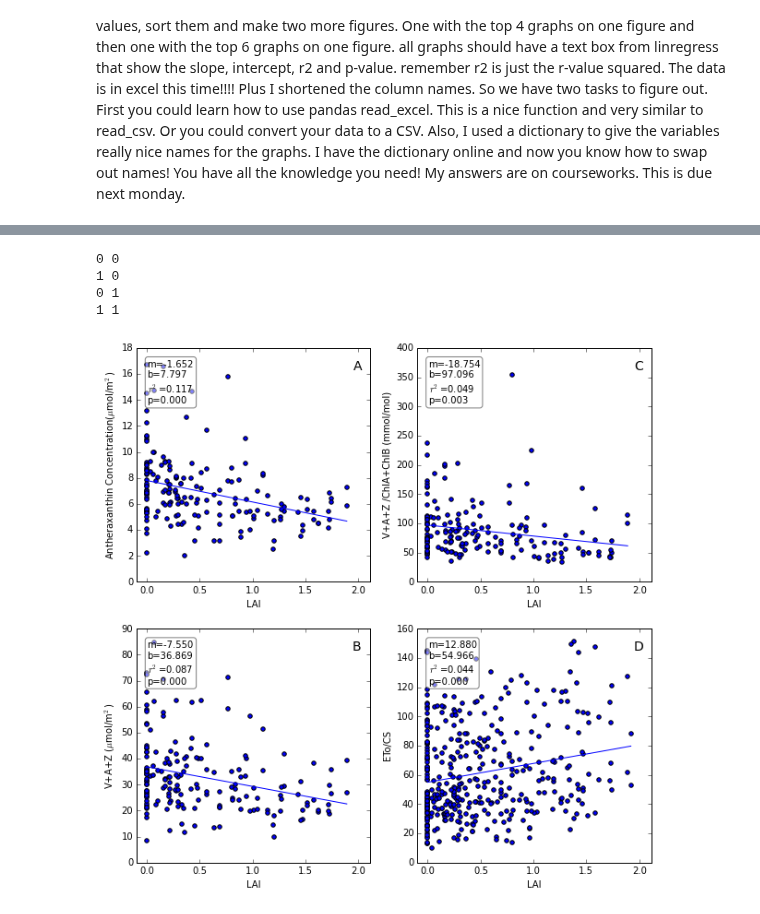
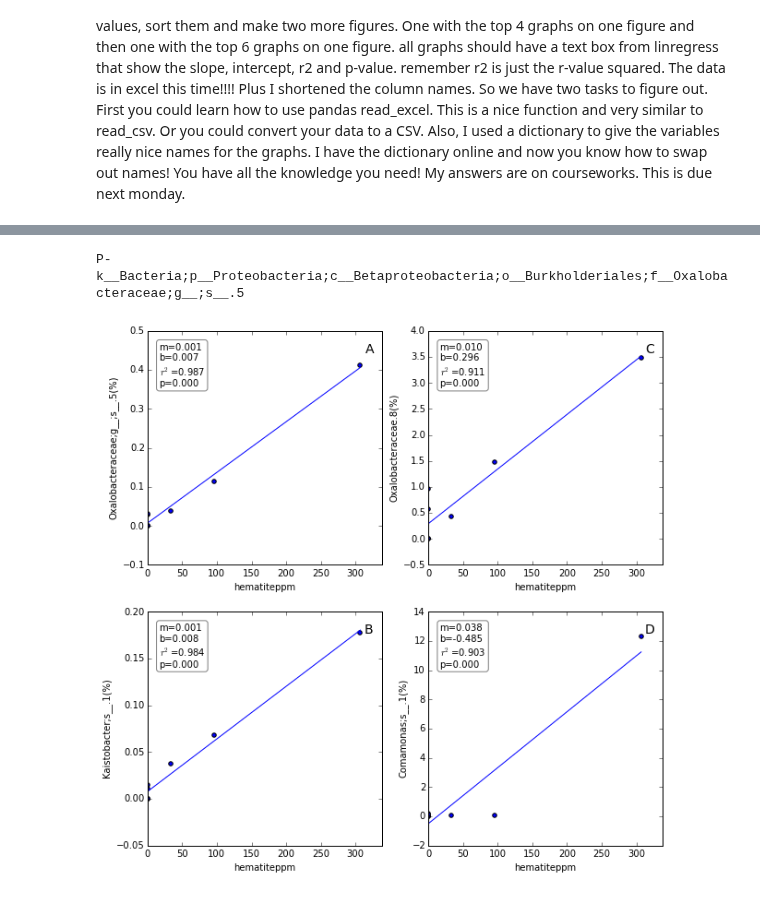
Before and after one commit to bmaillou/BigDataPython, a Jupyter notebook: Christa_thesis.ipynb, the cells around one changed output, grey strips where cells are left out. Saved outputs shown, nothing was run; the diff lists cells and outputs as text; code cells hidden in the pictures.

```diff
--- a/Christa_thesis.ipynb
+++ b/Christa_thesis.ipynb
@@ -8,7 +8,8 @@ import matplotlib.pylab as plt
 from scipy import stats
 from matplotlib.backends.backend_pdf import PdfPages
 # %%
-christa=pd.read_excel('Arctic_Shrub_Christa.xlsx','Raw Data')
+#christa=pd.read_excel('Arctic_Shrub_Christa.xlsx','Raw Data')
+christa=pd.read_excel('Species-Arsenic-Data.xlsx')
 # %%
 christa
 # %% [output]
@@ -35,13 +36,14 @@ props=dict(boxstyle='round',facecolor='wheat',alpha=0.5)
 pp = PdfPages('christa.pdf')
 fig,ax=plt.subplots()
 rsq={}
-ind_var='LAI'
+ind_var='hematiteppm'
 df=christa
 for dep_var in df:
     if df[dep_var].dtype==float and dep_var!=ind_var:
         ax.scatter(df[ind_var],df[dep_var])
         ax.set_xlabel(ind_var)
-        ax.set_ylabel(axis_names[dep_var])
+        #ax.set_ylabel(axis_names[dep_var])
+        ax.set_ylabel(dep_var)
         ax.set_ylim([df[dep_var].min(),df[dep_var].max()])
         xy=df[[ind_var,dep_var]].dropna()
         x=np.array([xy.iloc[:,0].min(),xy.iloc[:,0].max()])
@@ -82,37 +84,36 @@ VAZC -0.221892865745
+# %%
+print r2.iloc[0,0]
+# %% [output]
+P-k__Bacteria;p__Proteobacteria;c__Betaproteobacteria;o__Burkholderiales;f__Oxalobacteraceae;g__;s__.5
 # %%
 elems=r2.name[0:4]
-ind_var='LAI'
+ind_var='hematiteppm'
 df=christa
 
 f, axTemp = plt.subplots(2,2)
 props=dict(boxstyle='round',facecolor='white',alpha=0.5)
 f.set_size_inches(10,10)
 f.subplots_adjust(wspace=0.2)
 
 for i,elem in enumerate(elems):
 #for i,j in enumerate(ax):
     ax=axTemp[i%2][i/2]
-    print i%2,i/2
     ax.scatter(df[ind_var],df[elem])
     ax.set_xlabel(ind_var)
     ax.set_ylabel(axis_names[elem])
     ax.set_xlim([-.1,df[ind_var].max()*1.1])
 
     xy=df[[ind_var,elem]].dropna()
     x=np.array([xy.iloc[:,0].min(),xy.iloc[:,0].max()])
     results=stats.linregress(xy.iloc[:,0],xy.iloc[:,1])
     ax.plot(x,x*results[0]+results[1])
 
     textstr='m={:.3f}\nb={:.3f}\n$r^2$={:.3f}\np={:.3f}'.format(results[0],results[1],results[2]**2,results[3])
     ax.text(0.05,0.95,textstr,transform=ax.transAxes,fontsize=10,verticalalignment='top',bbox=props)
     ax.text(0.93,0.95,chr(i + ord('A')),transform=ax.transAxes,fontsize=14,verticalalignment='top')
 
 plt.savefig('christa-4.png')
 # %% [output]
-0 0
-1 0
-0 1
-1 1
-[figure, old version]
+[figure, new version]
 # %%
 elems=r2.name[0:6]
```
Also changed, not shown: parts of 5 cells of this notebook, 4 other files.
